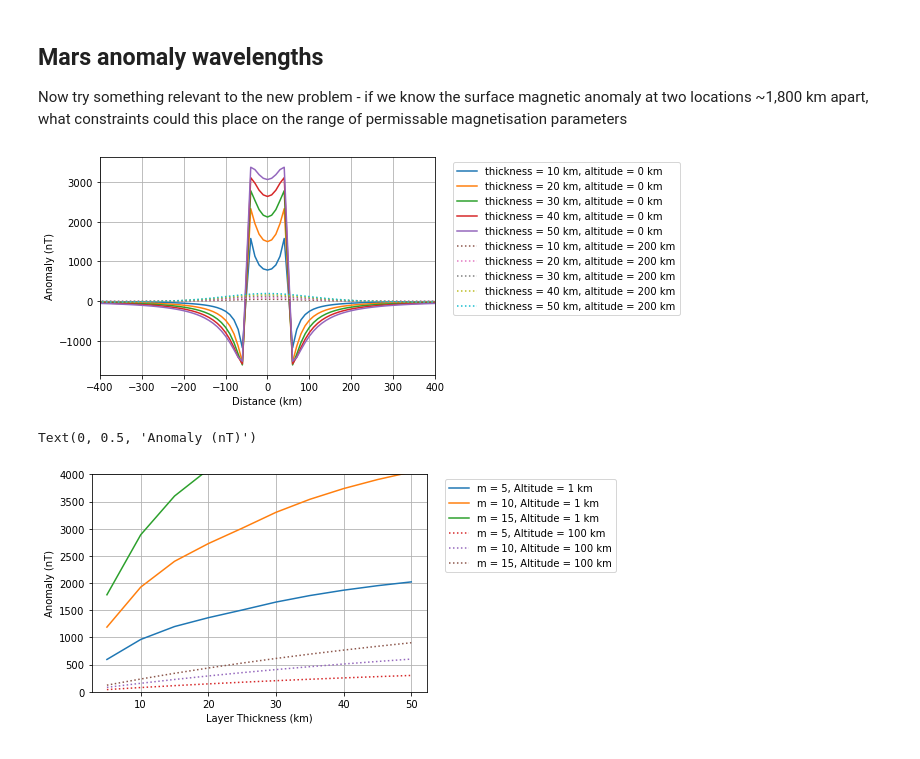
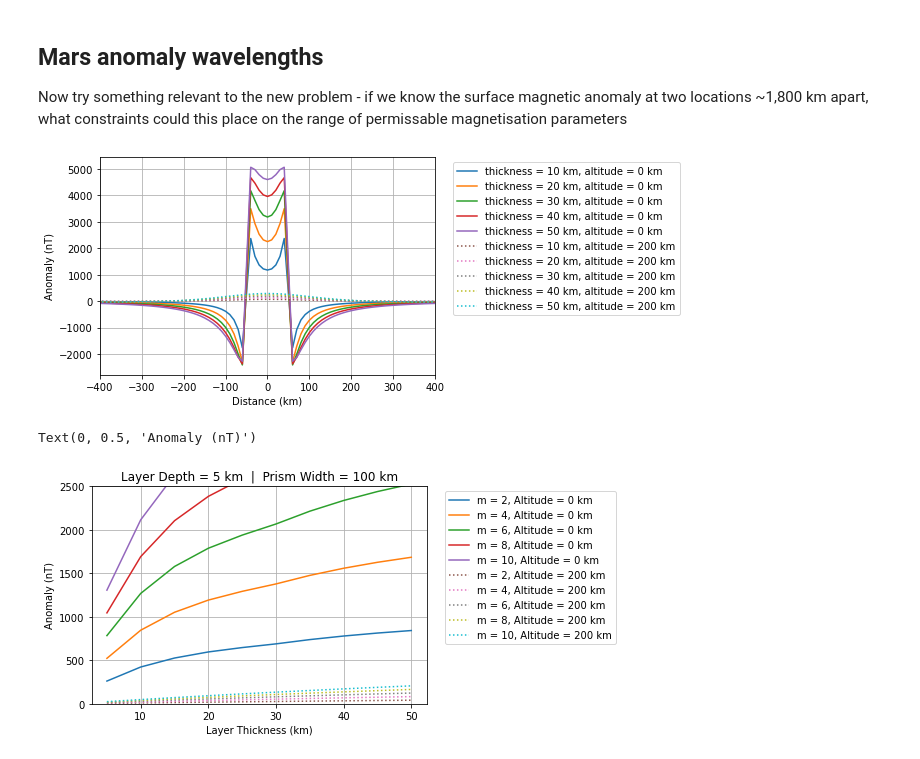
Before and after one commit to siwill22/mars, a Jupyter notebook: mbox.ipynb, the cells around one changed output. Cells and saved outputs as stored; diff of their text form; code cells hidden in the pictures.

```diff
--- a/mbox.ipynb
+++ b/mbox.ipynb
@@ -268,6 +268,7 @@ Now try something relevant to the new problem - if we know the surface magnetic
 
 prism_width = 100.
 layer_depth = 2.
+layer_thickness = 20.
 
 observation_altitude = 0.
 results = []
@@ -300,42 +301,45 @@ plt.xlabel('Distance (km)')
 plt.ylabel('Anomaly (nT)')
 plt.show()
 # %% [output]
-[figure, old version]
+[figure, new version]
 # %%
-#1800 km
+# This figure is an attempt to quantify the peak amplitude for anomalies due to the same body
+# at the surface (solid curves) and at satellite altitude (dashed curves), and how this
+# varies as a function of prism parameters
 
 prism_width = 100.
 layer_depth = 5.
 
-observation_altitude = 1.
-for magnetisation in np.arange(5,16,5):
+observation_altitude = 0.
+for magnetisation in np.arange(2,11,2):
     results = []
     for layer_thickness in np.arange(5,55,5):
 
         result = anomaly_amplitude(layer_thickness, layer_depth, prism_width, magnetisation,
                                    observation_altitude = observation_altitude)
 
         results.append(np.max(result[1])-np.min(result[1]))
 
     plt.plot(np.arange(5,55,5),results,label='m = {:0.0f}, Altitude = {:0.0f} km'.format(magnetisation,observation_altitude))
 
-observation_altitude = 100.
-for magnetisation in np.arange(5,16,5):
+observation_altitude = 200.
+for magnetisation in np.arange(2,11,2):
     results = []
     for layer_thickness in np.arange(5,55,5):
 
         result = anomaly_amplitude(layer_thickness, layer_depth, prism_width, magnetisation,
                                    observation_altitude = observation_altitude)
 
         results.append(np.max(result[1])-np.min(result[1]))
 
     plt.plot(np.arange(5,55,5),results, ':', label='m = {:0.0f}, Altitude = {:0.0f} km'.format(magnetisation,observation_altitude))
 
-plt.ylim(0,4000)
+plt.ylim(0,2500)
 plt.legend(bbox_to_anchor=(1.04,1), loc="upper left")
 plt.grid()
+plt.title('Layer Depth = {:0.0f} km  |  Prism Width = {:0.0f} km'.format(layer_depth, prism_width))
 plt.xlabel('Layer Thickness (km)')
 plt.ylabel('Anomaly (nT)')
 # %% [output]
 Text(0, 0.5, 'Anomaly (nT)')
-[figure, old version]
+[figure, new version]
```
